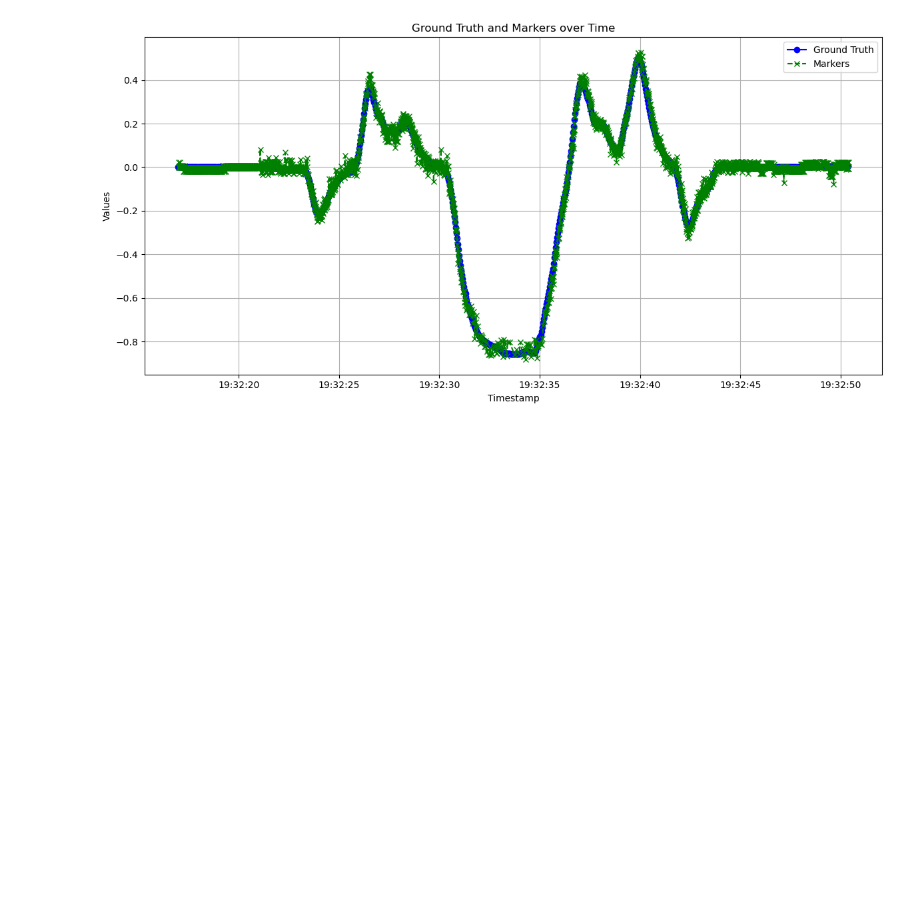
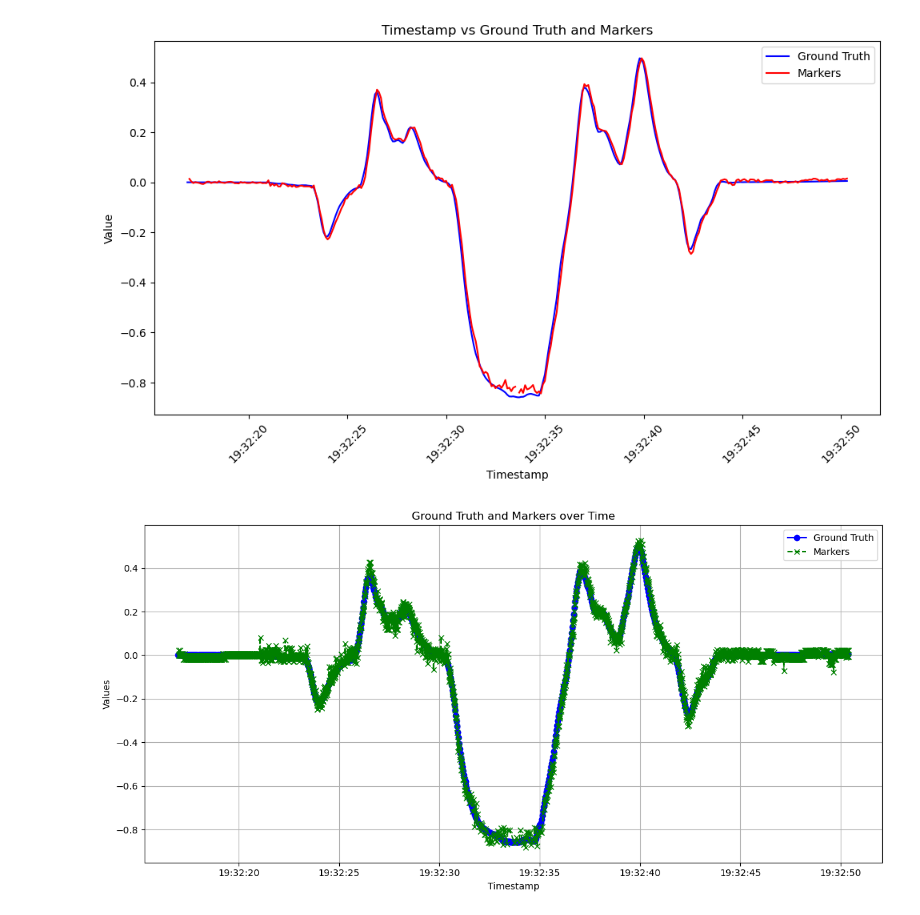
Before and after one commit to RlNZLER/trailer_adas, a Jupyter notebook: process_data.ipynb, the cells around one changed output. Drawn from its saved outputs; the diff is of its cells as text; code cells hidden in the pictures; blank space fills up the shorter version.

```diff
--- a/process_data.ipynb
+++ b/process_data.ipynb
@@ -10,6 +10,35 @@ df = pd.read_csv(file_path)
 
 # Ensure that timestamp is in datetime format
 df['timestamp'] = pd.to_datetime(df['timestamp'], unit='s')
+# %%
+# Convert the columns to numpy arrays to avoid the multi-dimensional indexing issue
+ground_truth = resampled_data['ground_truth'].to_numpy()
+markers = resampled_data['filtered'].to_numpy()
+timestamps = resampled_data.index.to_numpy()
+
+# Plotting Timestamp vs ground_truth and marker on the same plot
+plt.figure(figsize=(10, 6))
+
+# Plotting ground_truth
+plt.plot(timestamps, ground_truth, label='Ground Truth', color='blue')
+
+# Plotting marker
+plt.plot(timestamps, markers, label='Markers', color='red')
+
+# Adding titles and labels
+plt.title('Timestamp vs Ground Truth and Markers')
+plt.xlabel('Timestamp')
+plt.ylabel('Value')
+
+# Adding a legend
+plt.legend()
+
+# Displaying the plot
+plt.xticks(rotation=45)
+plt.tight_layout()
+plt.show()
+# %% [output]
+[figure, added]
 # %%
 # Create datasets
 df_ground_truth = df[['timestamp', 'ground_truth']].dropna(subset=['ground_truth'])
```
Also changed, not shown: parts of 5 cells of this notebook, 4 other files.
